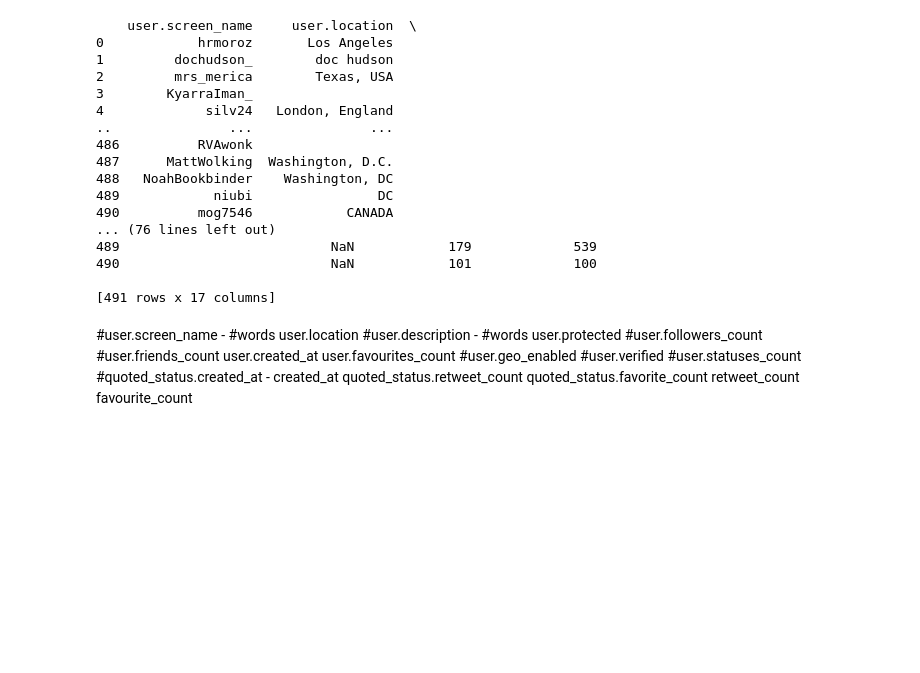
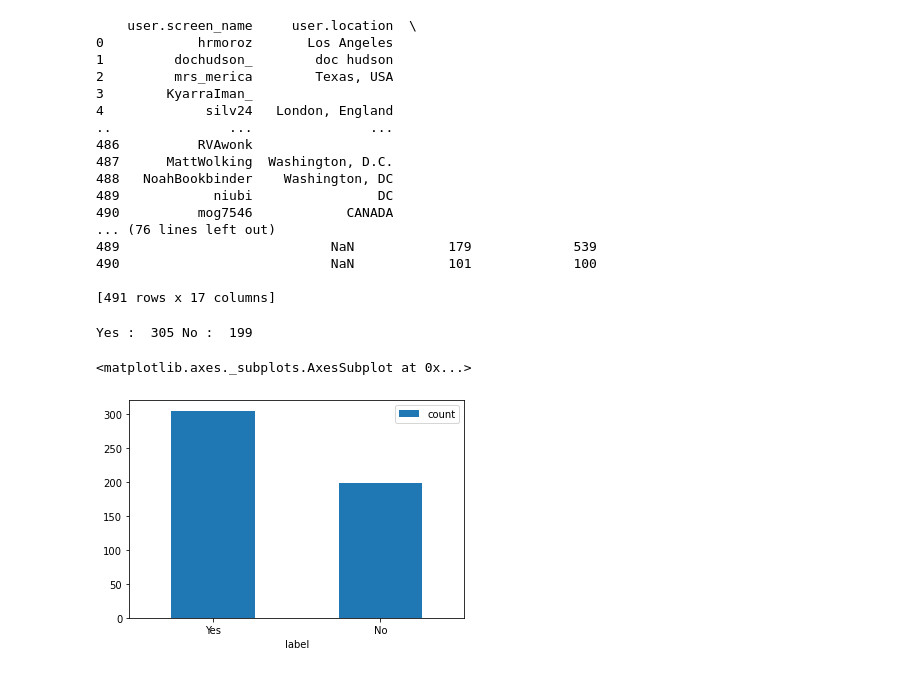
Before and after one commit to DebanjanaKar/Covid19_FakeNews_Detection, a Jupyter notebook: preprocess_data.ipynb, the cells around one changed output. Saved outputs shown, nothing was run; the diff lists cells and outputs as text; code cells hidden in the pictures; blank space fills up the shorter version.

```diff
--- a/preprocess_data.ipynb
+++ b/preprocess_data.ipynb
@@ -206,20 +305,15 @@ print (df_meta)
 490                           NaN            101             100
 
 [491 rows x 17 columns]
-# %% [markdown]
-#user.screen_name - #words
-user.location
-#user.description - #words
-user.protected
-#user.followers_count
-#user.friends_count
-user.created_at
-user.favourites_count
-#user.geo_enabled
-#user.verified
-#user.statuses_count
-#quoted_status.created_at - created_at
-quoted_status.retweet_count
-quoted_status.favorite_count
-retweet_count
-favourite_count
+# %%
+#english dataset stats
+import seaborn as sns
+import matplotlib.pyplot
+lst = df['Has_Verifiable_Claim'].to_list()
+print('Yes : ', lst.count('yes'), 'No : ', lst.count('no') )
+df_plot = pd.DataFrame({'label':['Yes', 'No'], 'count':[lst.count('yes'), lst.count('no')]})
+df_plot.plot.bar(x='label', y='count', rot=0)
+# %% [output]
+Yes :  305 No :  199
+<matplotlib.axes._subplots.AxesSubplot at 0x...>
+[figure, added]
```
Also changed, not shown: parts of 14 cells of this notebook.
